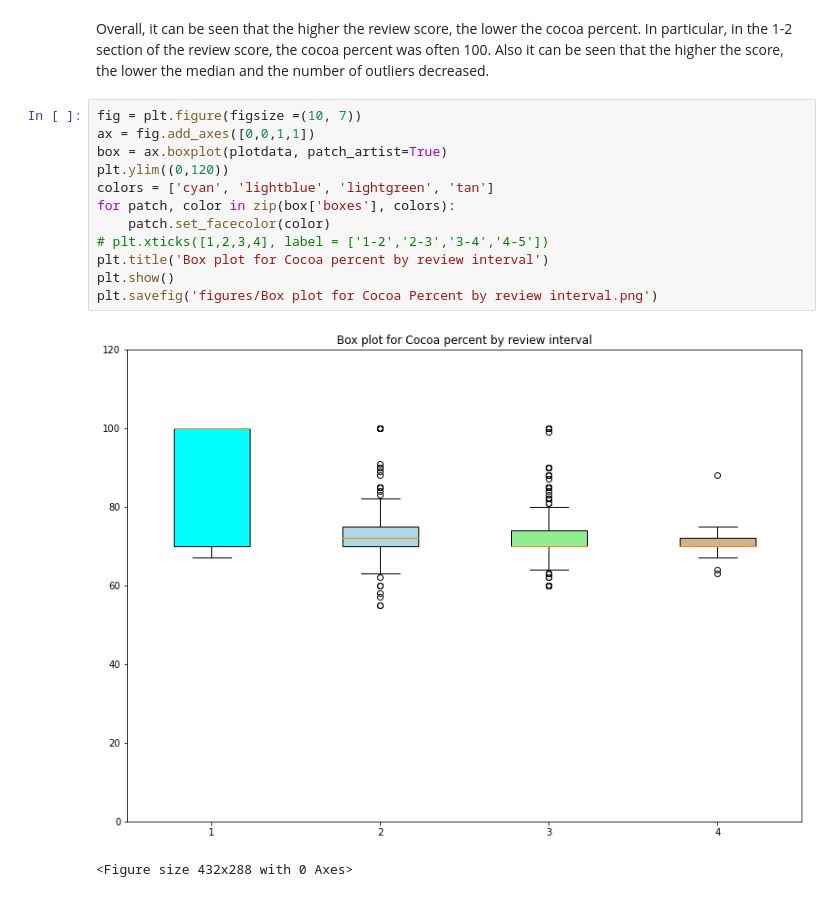
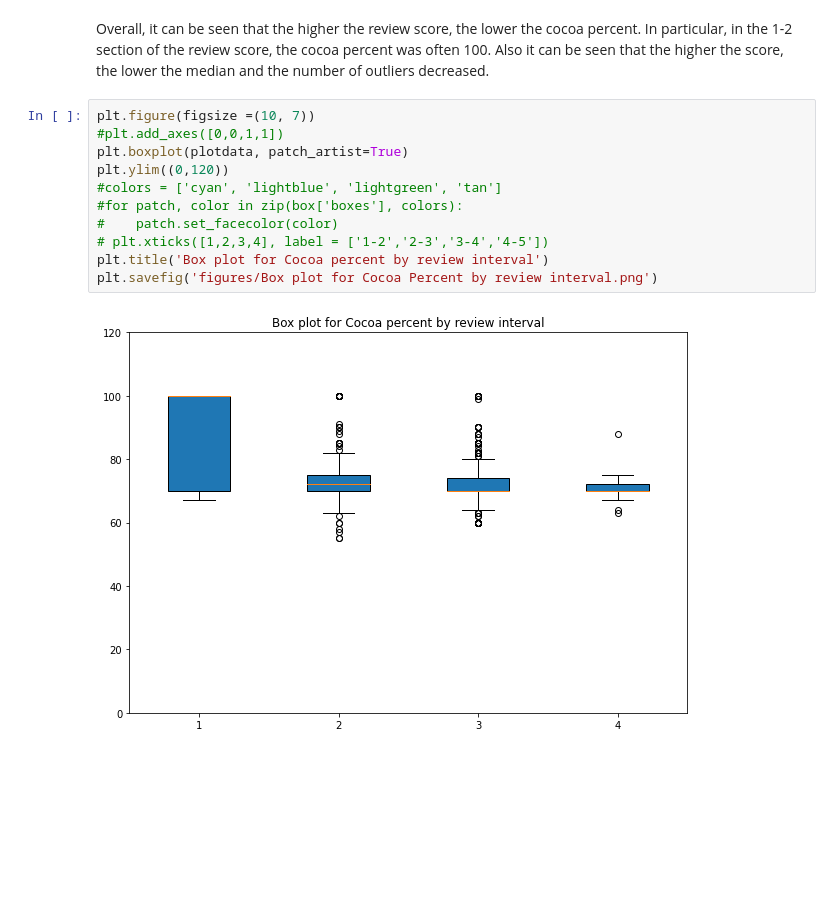
Before and after one commit to UCB-stat-159-s22/hw07-Group22, a Jupyter notebook: minji.ipynb, the cells around one changed output. Drawn from its saved outputs; the diff is of its cells as text; blank space fills up the shorter version.

Commit message:
change the box plot color and xaxis

```diff
--- a/minji.ipynb
+++ b/minji.ipynb
@@ -196,17 +200,15 @@ plotdata = [data12, data23, data34, data45]
 # %% [markdown]
 Overall, it can be seen that the higher the review score, the lower the cocoa percent. In particular, in the 1-2 section of the review score, the cocoa percent was often 100. Also it can be seen that the higher the score, the lower the median and the number of outliers decreased.
 # %%
-fig = plt.figure(figsize =(10, 7))
-ax = fig.add_axes([0,0,1,1])
-box = ax.boxplot(plotdata, patch_artist=True)
+plt.figure(figsize =(10, 7))
+#plt.add_axes([0,0,1,1])
+plt.boxplot(plotdata, patch_artist=True)
 plt.ylim((0,120))
-colors = ['cyan', 'lightblue', 'lightgreen', 'tan']
-for patch, color in zip(box['boxes'], colors):
-    patch.set_facecolor(color)
+#colors = ['cyan', 'lightblue', 'lightgreen', 'tan']
+#for patch, color in zip(box['boxes'], colors):
+#    patch.set_facecolor(color)
 # plt.xticks([1,2,3,4], label = ['1-2','2-3','3-4','4-5'])
 plt.title('Box plot for Cocoa percent by review interval')
-plt.show()
 plt.savefig('figures/Box plot for Cocoa Percent by review interval.png')
 # %% [output]
-[figure, old version]
+[figure, new version]
-<Figure size 432x288 with 0 Axes>
```
Also changed, not shown: parts of 3 cells of this notebook.
